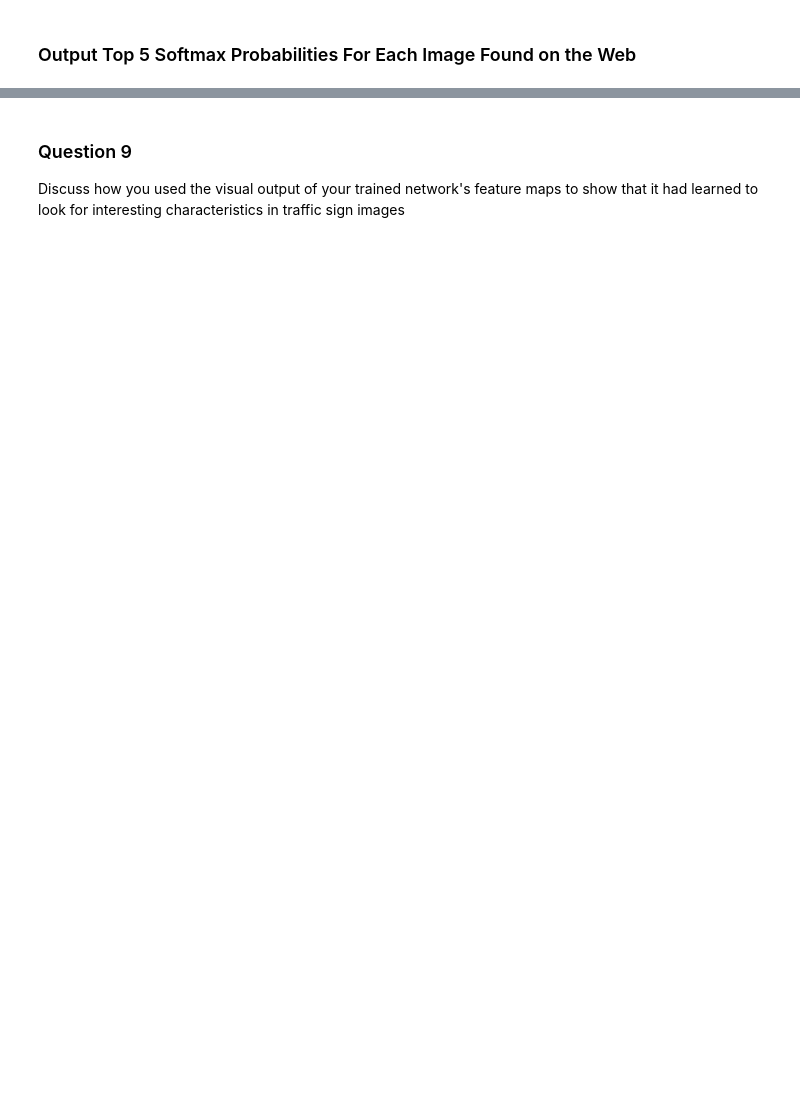
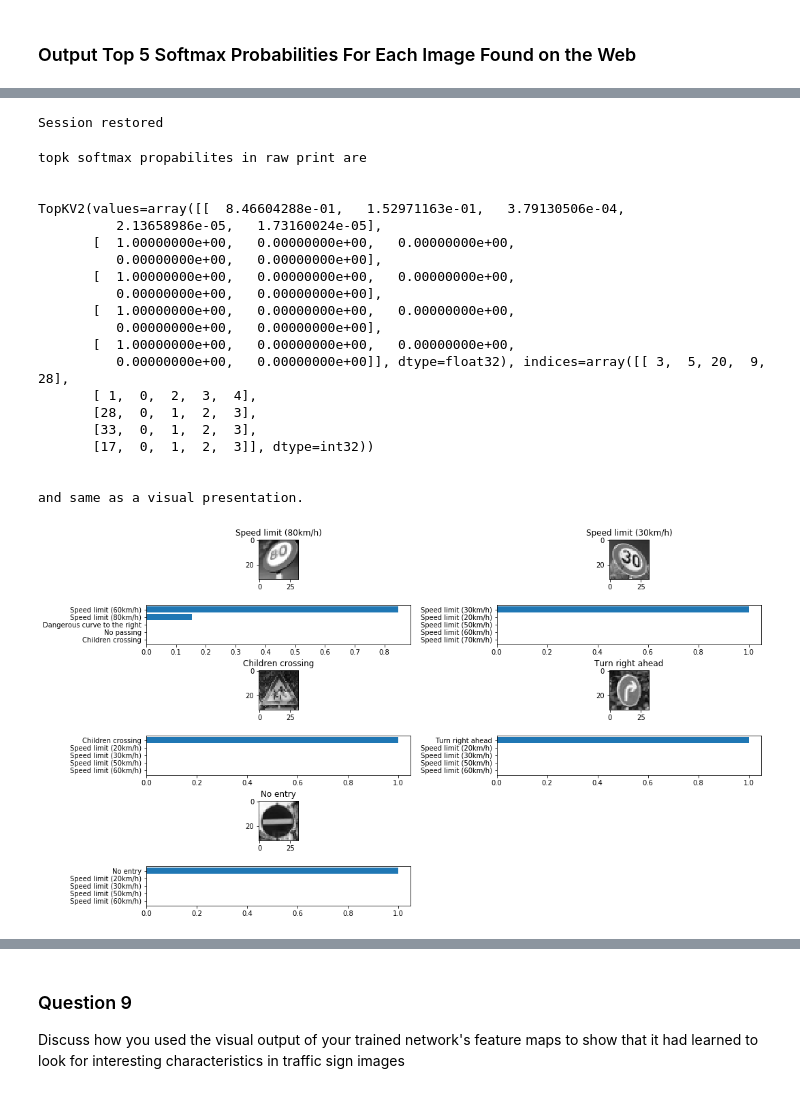
Before and after one commit to llahti/CarND-Traffic-Sign-Classifier-Project, a Jupyter notebook: Traffic_Sign_Classifier.ipynb, the cells around one changed output, grey strips where cells are left out. Saved outputs shown, nothing was run; the diff lists cells and outputs as text; code cells hidden in the pictures; blank space fills up the shorter version.

```diff
--- a/Traffic_Sign_Classifier.ipynb
+++ b/Traffic_Sign_Classifier.ipynb
@@ -276,6 +302,7 @@ def augment_data(x, y, progressbar):
     - Shift image 5 pixels in 8 directions
 
     WARNING! it'll take long time to run this function with data sets more than few hundred samples.
+    TODO: Optimize data augmentation
     """
     x_rotated, y_rotated = [], []
     xy_shifts = [( 0, 0,0), ( 0,-5,0), ( 0,5,0),
@@ -663,13 +724,17 @@ show_samples(range(0,len(X_test_images)), X_test_images, y_test_images)
 import tensorflow as tf
 results = None
 with tf.Session() as sess:
-    saver = tf.train.import_meta_graph('./larenet_6.meta')
-    #saver = tf.train.Saver()
+    if X_test_images.shape[3] == 3:
+        X_test_images = preprocess_tensor(X_test_images)
+    # saver = tf.train.import_meta_graph('./larenet_6.meta')
+    saver = tf.train.Saver()
     saver.restore(sess, "./larenet_6")
+    #init = tf.global_variables_initializer()
+    #sess.run(init)
     print("Session restored\n")
     # result is array of [predicted labels, ground-truth labels]
     results = sess.run([tf.argmax(logits, 1), tf.argmax(one_hot_y, 1)],
                       feed_dict={x: X_test_images, y: y_test_images, keep_prob:1.0})
-    print("Index, Prediction, Description")
+    print("Index, Truth, Prediction, Description (Predicted)")
     for i, pred in enumerate(results[0]):
-        print("{:5d}  {:10d}  {:15s}".format(i, pred, sign_names[pred]))
+        print("{:5d}  {:5d}  {:10d}  {:15s}".format(i, int(y_test_images[i]), pred, sign_names[pred]))
@@ -727,18 +866,50 @@ Looking just at the first row we get `[ 0.34763842,  0.24879643,  0.12789202]`,
 # %%
-### Print out the top five softmax probabilities for the predictions on the German traffic sign images found on the web.
-### Feel free to use as many code cells as needed.
+# Print out the top five softmax probabilities for the predictions on the German traffic sign images found on the web.
 
+result = None
 with tf.Session() as sess:
-    saver = tf.train.import_meta_graph('./larenet_6.meta')
-    #saver = tf.train.Saver()
+    #saver = tf.train.import_meta_graph('./larenet_6.meta')
+    saver = tf.train.Saver()
     saver.restore(sess, "./larenet_6")
+    #init = tf.global_variables_initializer()
+    #sess.run(init)
     print("Session restored")
-    result = sess.run([tf.argmax(logits, 1), tf.argmax(one_hot_y, 1), tf.nn.top_k(logits, k=5)],
+    result = sess.run([tf.argmax(logits, 1), tf.argmax(one_hot_y, 1), tf.nn.top_k(tf.nn.softmax(logits), k=5)],
                       feed_dict={x: X_test_images, y: y_test_images, keep_prob:1.0})
     # result array: 0 = predicted class, 1 = top_k values, 2 = ground truth
-    print()
-    for c in result[0]:
-        print(sign_names[c])
+# %% [output]
+Session restored
+# %%
+# Illustrate topk-5 propabilities
+pred = result[0]
+y_ = result[1]
+topk = result[2]
+print("topk softmax propabilites in raw print are\n\n")
+print(topk)
+print("\n\nand same as a visual presentation.\n\n")
+show_topk(X_test_images, y_, topk, sign_names)
+# %% [output]
+topk softmax propabilites in raw print are
+
+
+TopKV2(values=array([[  8.46604288e-01,   1.52971163e-01,   3.79130506e-04,
+          2.13658986e-05,   1.73160024e-05],
+       [  1.00000000e+00,   0.00000000e+00,   0.00000000e+00,
+          0.00000000e+00,   0.00000000e+00],
+       [  1.00000000e+00,   0.00000000e+00,   0.00000000e+00,
+          0.00000000e+00,   0.00000000e+00],
+       [  1.00000000e+00,   0.00000000e+00,   0.00000000e+00,
+          0.00000000e+00,   0.00000000e+00],
+       [  1.00000000e+00,   0.00000000e+00,   0.00000000e+00,
+          0.00000000e+00,   0.00000000e+00]], dtype=float32), indices=array([[ 3,  5, 20,  9, 28],
+       [ 1,  0,  2,  3,  4],
+       [28,  0,  1,  2,  3],
+       [33,  0,  1,  2,  3],
+       [17,  0,  1,  2,  3]], dtype=int32))
+
+
+and same as a visual presentation.
+[figure, added]
 # %% [markdown]
 ---
 
```
Also changed, not shown: parts of 23 cells of this notebook, 21 other files.
